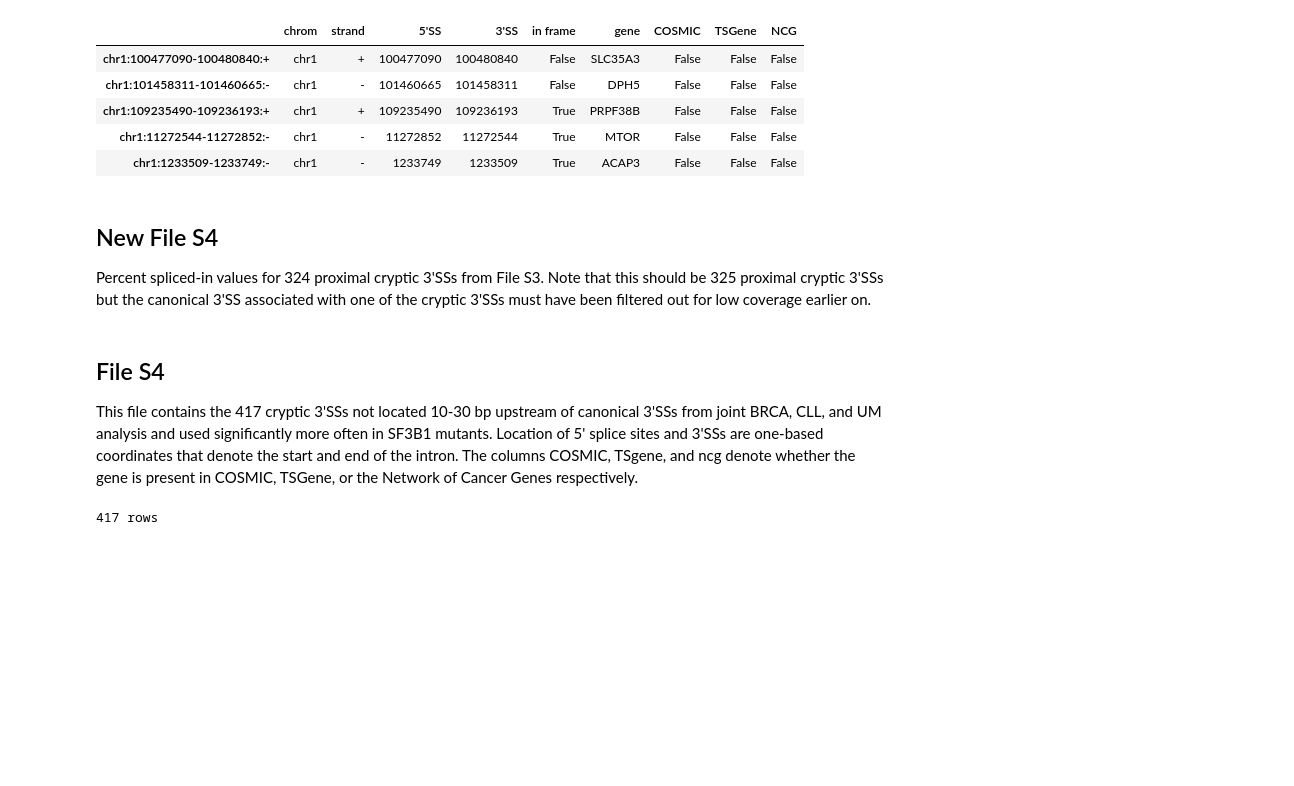
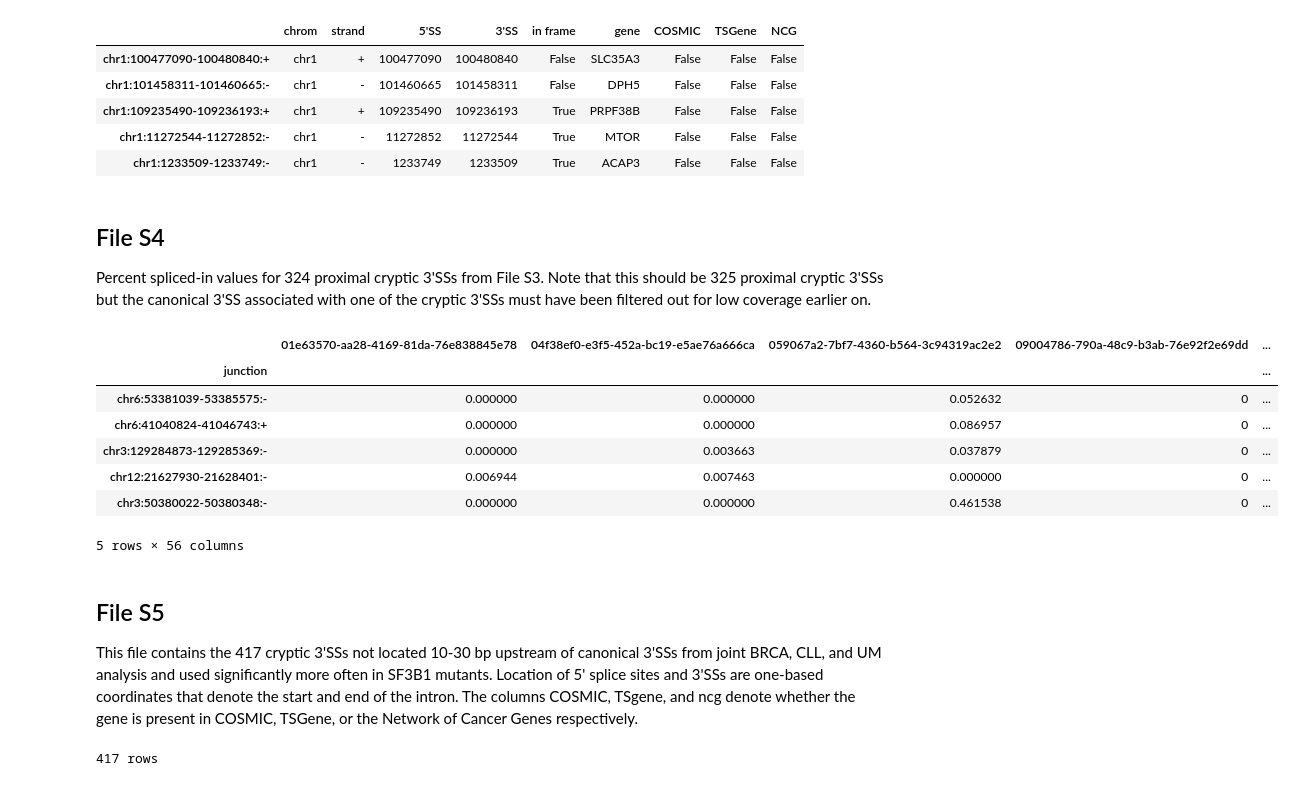
Before and after one commit to cdeboever3/deboever-sf3b1-2015, a Jupyter notebook: notebooks/supporting_files.ipynb, the cells around one changed output. Saved outputs shown, nothing was run; the diff lists cells and outputs as text; code cells hidden in the pictures; blank space fills up the shorter version.

```diff
--- a/notebooks/supporting_files.ipynb
+++ b/notebooks/supporting_files.ipynb
@@ -164,7 +164,7 @@ file_s03.head()
 | chr1:11272544-11272852:- | chr1 | - | 11272852 | 11272544 | True | MTOR | False | False | False |
 | chr1:1233509-1233749:- | chr1 | - | 1233749 | 1233509 | True | ACAP3 | False | False | False |
 # %% [markdown]
-## New File S4
+## File S4
 
 Percent spliced-in values for 324 proximal cryptic 3'SSs from
 File S3. Note that this should be 325 proximal cryptic 3'SSs
@@ -173,35 +173,46 @@ must have been filtered out for low coverage earlier on.
 # %%
 counts = pd.read_table(ds.brca_cll_um_sj_counts,
                        index_col=0,
                        header=0)
 
 results = pd.read_table(ds.brca_cll_um_dexseq_results,
                         index_col=0,
                         header=0)
 
 df = results[(results.padjust < ds.dexseq_p_cutoff) &
              (results.downstream_acceptor_dist <= 30) &
              (results.downstream_acceptor_dist >= 10) &
              (results['log2fold(MUT/WT)'] > 0)]
 
 # annot_jxns: index is cryptic 3'SSs, values are associated canonical 3'SSs.
 annot_jxns = pd.Series(results.ix[df.index].apply(lambda x: ds.get_annotated_jxn(x), axis=1))
-psi = counts.ix[annot_jxns.index].values / (counts.ix[annot_jxns.index].values +
+bcu_psi = counts.ix[annot_jxns.index].values / (counts.ix[annot_jxns.index].values +
                                             counts.ix[annot_jxns.values].values)
-psi = pd.DataFrame(psi, index=annot_jxns.index,
+bcu_psi = pd.DataFrame(bcu_psi, index=annot_jxns.index,
                    columns=counts.columns)
 # Rows that are entirely NAs mean that we don't have counts for
 # the associated canonical junction (because it didn't have 20
 # reads summed over all samples)
-psi = psi.dropna(how='all')
+bcu_psi = bcu_psi.dropna(how='all')
 # Some individual entries will be NaN's because there no coverage
 # for either the cryptic or the canonical junction in a given sample.
 # I'll replace these with zeros although they could potentially be left
 # as NaN's?
-psi = psi.replace(np.nan, 0)
-# TODO: This is ready to go.
+bcu_psi = bcu_psi.replace(np.nan, 0)
+bcu_psi.to_csv(os.path.join(outdir, 'file_s04.tsv'),
+                sep='\t', index=False)
+bcu_psi.head()
+# %% [output]
+|  | 01e63570-aa28-4169-81da-76e838845e78 | 04f38ef0-e3f5-452a-bc19-e5ae76a666ca | 059067a2-7bf7-4360-b564-3c94319ac2e2 | 09004786-790a-48c9-b3ab-76e92f2e69dd | ... |
+| junction |  |  |  |  | ... |
+| chr6:53381039-53385575:- | 0.000000 | 0.000000 | 0.052632 | 0 | ... |
+| chr6:41040824-41046743:+ | 0.000000 | 0.000000 | 0.086957 | 0 | ... |
+| chr3:129284873-129285369:- | 0.000000 | 0.003663 | 0.037879 | 0 | ... |
+| chr12:21627930-21628401:- | 0.006944 | 0.007463 | 0.000000 | 0 | ... |
+| chr3:50380022-50380348:- | 0.000000 | 0.000000 | 0.461538 | 0 | ... |
+5 rows × 56 columns
 # %% [markdown]
-## File S4
+## File S5
 
 This file contains the 417 cryptic 3'SSs not located 10-30 bp
 upstream of canonical 3'SSs from joint BRCA, CLL, and UM analysis
```
Also changed, not shown: parts of 12 cells of this notebook.
